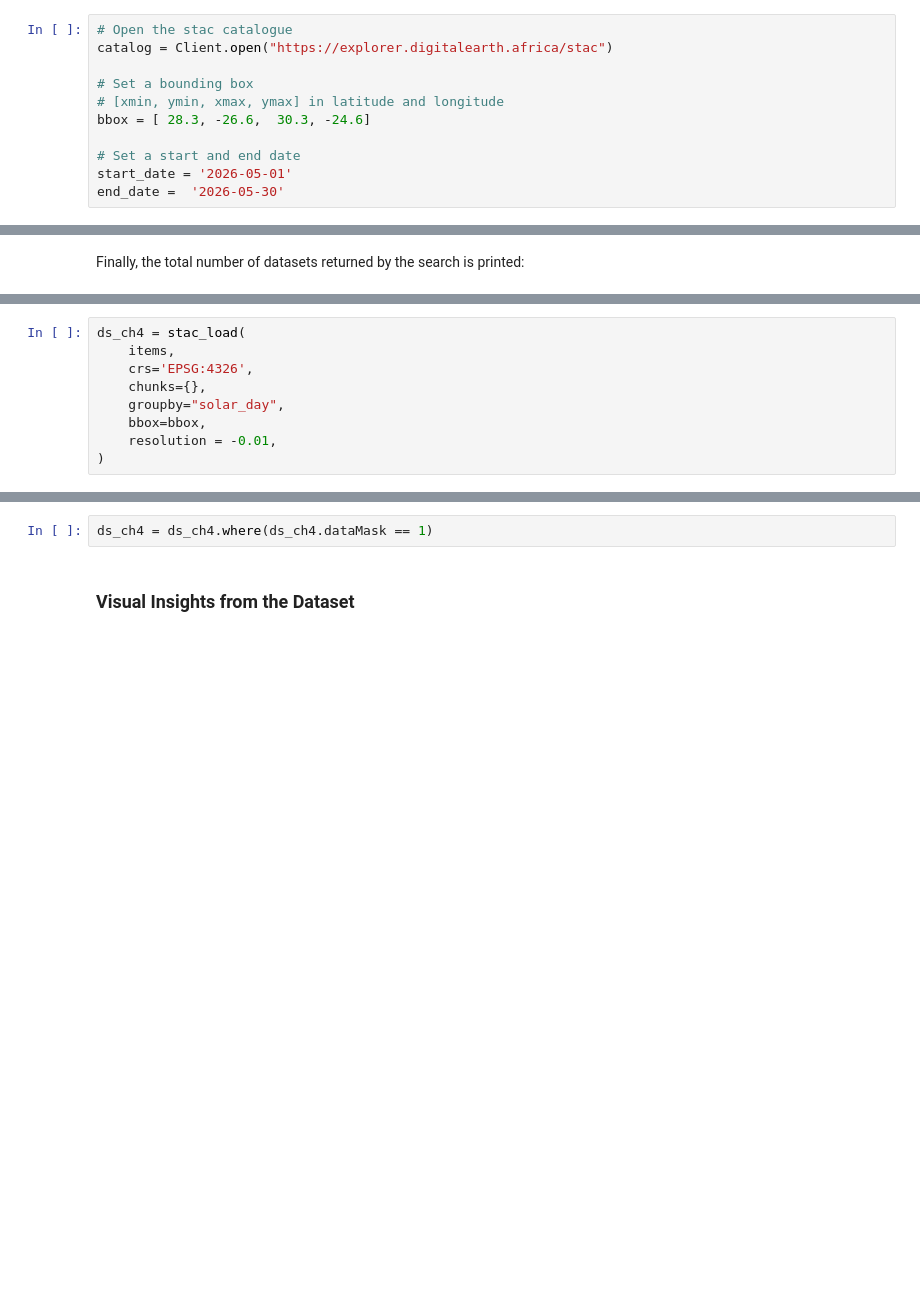
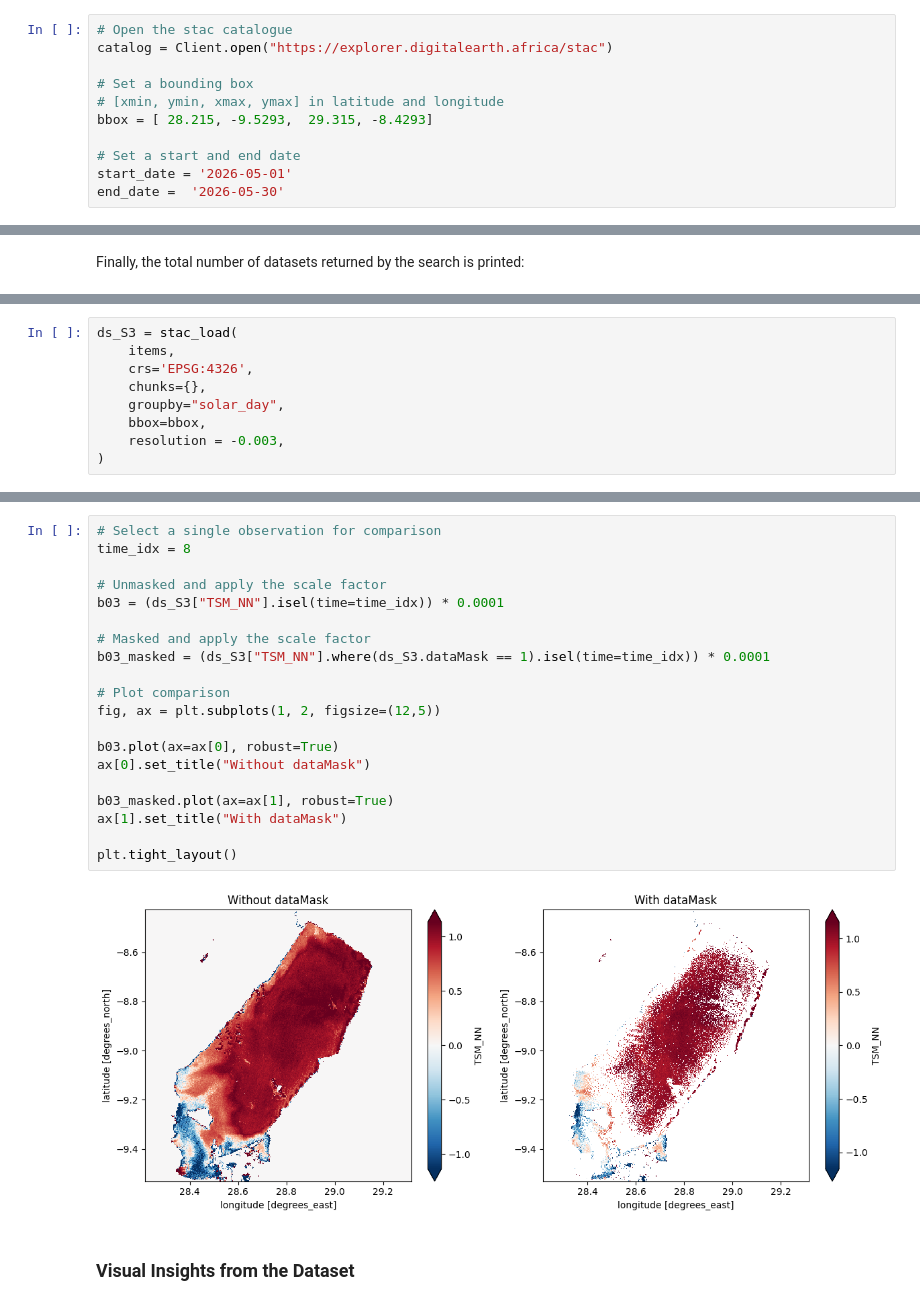
Before and after one commit to digitalearthafrica/deafrica-direct-access, a Jupyter notebook: Datasets/open-data-examples/Sentinel_3_Water/get-to-know-a-dataset.ipynb, the cells around one changed output, grey strips where cells are left out. Cells and saved outputs as stored; diff of their text form; blank space fills up the shorter version.

```diff
--- a/Datasets/open-data-examples/Sentinel_3_Water/get-to-know-a-dataset.ipynb
+++ b/Datasets/open-data-examples/Sentinel_3_Water/get-to-know-a-dataset.ipynb
@@ -194,7 +194,7 @@ catalog = Client.open("https://explorer.digitalearth.africa/stac")
 
 # Set a bounding box
 # [xmin, ymin, xmax, ymax] in latitude and longitude
-bbox = [ 28.3, -26.6,  30.3, -24.6]
+bbox = [ 28.215, -9.5293,  29.315, -8.4293]
 
 # Set a start and end date
 start_date = '2026-05-01'
@@ -260,11 +262,11 @@ Here is what each parameter in `stac_load` is doing:
 # %%
-ds_ch4 = stac_load(
+ds_S3 = stac_load(
     items,
     crs='EPSG:4326',
     chunks={},
     groupby="solar_day",
     bbox=bbox,
-    resolution = -0.01,
+    resolution = -0.003,
 )
 # %% [markdown]
 #### Resulting dataset
@@ -292,5 +317,25 @@ This line applies the quality mask to the dataset, ensuring that only valid Sent
-# %%
-ds_ch4 = ds_ch4.where(ds_ch4.dataMask == 1)
+# %%
+# Select a single observation for comparison
+time_idx = 8
+
+# Unmasked and apply the scale factor
+b03 = (ds_S3["TSM_NN"].isel(time=time_idx)) * 0.0001
+
+# Masked and apply the scale factor
+b03_masked = (ds_S3["TSM_NN"].where(ds_S3.dataMask == 1).isel(time=time_idx)) * 0.0001
+
+# Plot comparison
+fig, ax = plt.subplots(1, 2, figsize=(12,5))
+
+b03.plot(ax=ax[0], robust=True)
+ax[0].set_title("Without dataMask")
+
+b03_masked.plot(ax=ax[1], robust=True)
+ax[1].set_title("With dataMask")
+
+plt.tight_layout()
+# %% [output]
+[figure, added]
 # %% [markdown]
 ### Visual Insights from the Dataset
 # %% [markdown]
```
Also changed, not shown: parts of 12 cells of this notebook.
